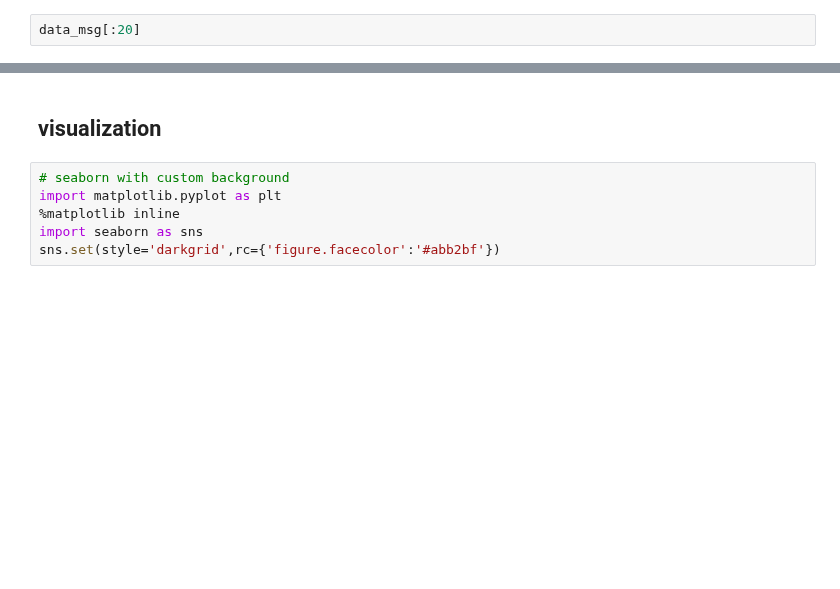
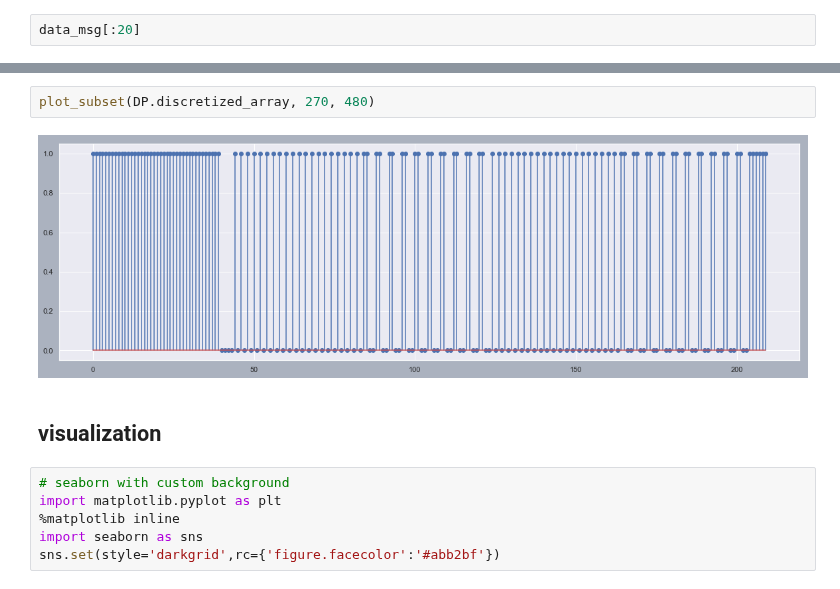
Before and after one commit to tjbergst/data-parsing, a Jupyter notebook: code-parser-translation.ipynb, the cells around one changed output, grey strips where cells are left out. Drawn from its saved outputs; the diff is of its cells as text; blank space fills up the shorter version.

```diff
--- a/code-parser-translation.ipynb
+++ b/code-parser-translation.ipynb
@@ -575,3 +658,7 @@ scaler_dict
+# %%
+plot_subset(DP.discretized_array, 270, 480)
+# %% [output]
+[figure, added]
 # %% [markdown]
 ## visualization
 # %%
```
Also changed, not shown: parts of 18 cells of this notebook.
